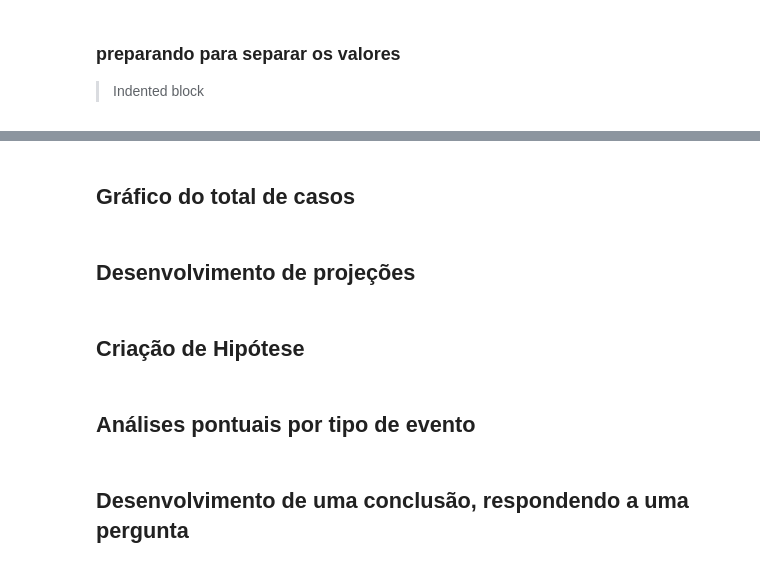
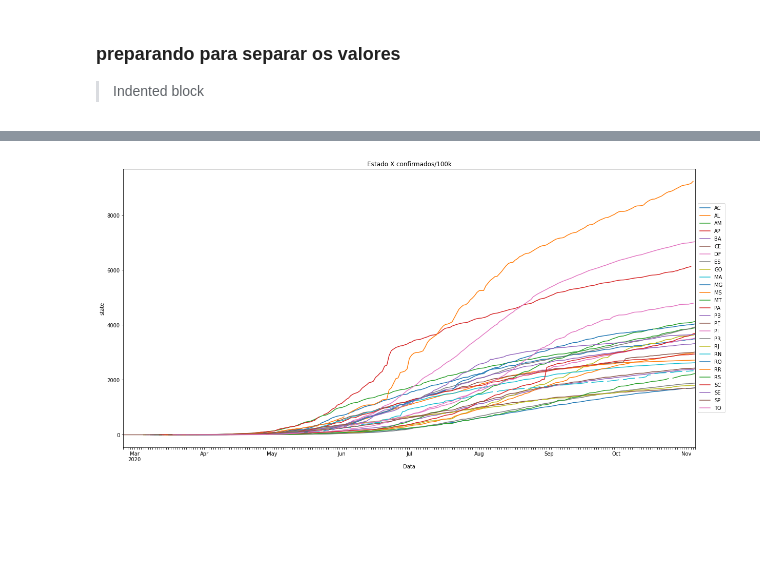
Before and after one commit to Kensawa94/Portifolio-Alura, a Jupyter notebook: Desafios/Desafio_modulo_1/Desafio_1_COVID.ipynb, the cells around one changed output, grey strips where cells are left out. Saved outputs shown, nothing was run; the diff lists cells and outputs as text; code cells hidden in the pictures; blank space fills up the shorter version.

```diff
--- a/Desafios/Desafio_modulo_1/Desafio_1_COVID.ipynb
+++ b/Desafios/Desafio_modulo_1/Desafio_1_COVID.ipynb
@@ -228,10 +181,4 @@ plt.show()
-# %% [markdown]
-## Gráfico do total de casos
-# %% [markdown]
-## Desenvolvimento de projeções
-# %% [markdown]
-## Criação de Hipótese
-# %% [markdown]
-## Análises pontuais por tipo de evento
-# %% [markdown]
-## Desenvolvimento de uma conclusão, respondendo a uma pergunta
+# %%
+Plot_Pivot(DF_Estados,'Data', 'state', 'confirmed_per_100k_inhabitants',(20, 10),'state',"Estado X confirmados/100k")
+# %% [output]
+[figure, added]
```
Also changed, not shown: parts of 48 cells of this notebook, 2 other files.
